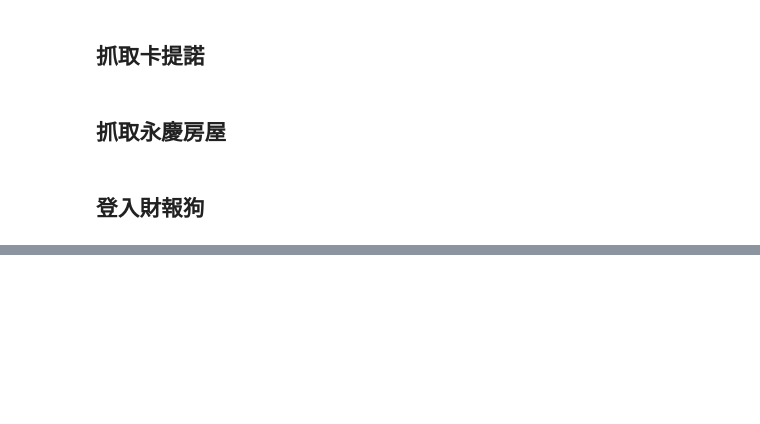
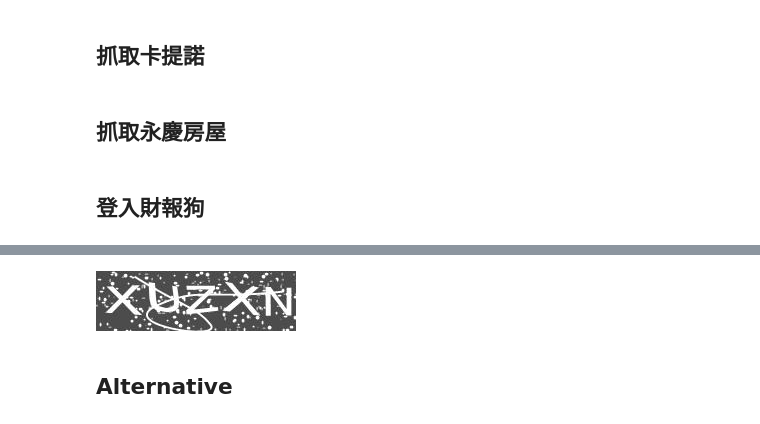
Before and after one commit to ywchiu/fuboni, a Jupyter notebook: Demo20171130.ipynb, the cells around one changed output, grey strips where cells are left out. Cells and saved outputs as stored; diff of their text form; code cells hidden in the pictures; blank space fills up the shorter version.

```diff
--- a/Demo20171130.ipynb
+++ b/Demo20171130.ipynb
@@ -416,0 +648,5 @@ df.head()
+# %%
+from PIL import Image
+Image.open('CaptchaImage.png')
+# %% [output]
+[figure, added]
@@ -416,0 +661,2 @@ df.head()
+# %% [markdown]
+## Alternative
```
Also changed, not shown: parts of 33 cells of this notebook.
